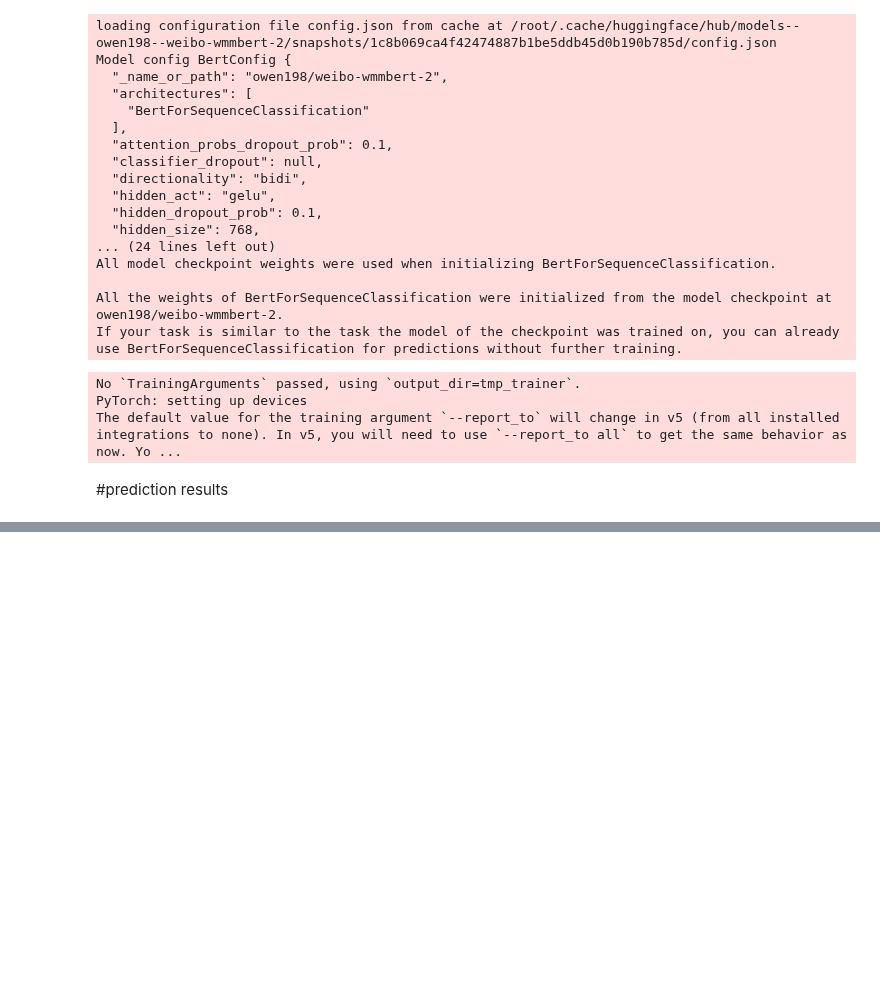
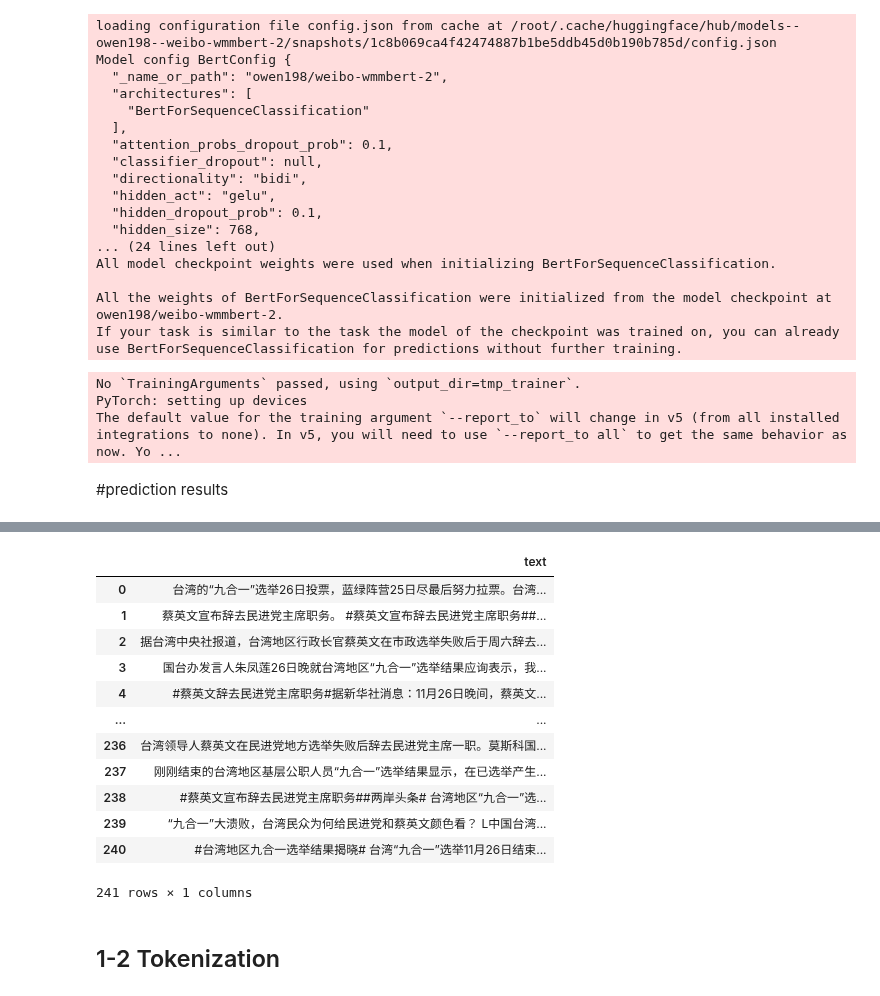
Before and after one commit to advapplab/sentiment_analysis_election_2022, a Jupyter notebook: predict_unlabelled_data.ipynb, the cells around one changed output, grey strips where cells are left out. Drawn from its saved outputs; the diff is of its cells as text; code cells hidden in the pictures; blank space fills up the shorter version.

```diff
--- a/predict_unlabelled_data.ipynb
+++ b/predict_unlabelled_data.ipynb
@@ -292,0 +869,52 @@ testing_pd
+# %%
+#we can consider not deleting the titles. This will be up to the ICI project group to decide
+#if you wish to preserve the titles. replace the corresponding block of code below with this one
+
+#testing_pd['text'] = testing_pd['text'].replace(span_pattern,'',regex=True).replace(span_pattern,'',regex=True)
+#testing_pd['text'] = testing_pd['text'].replace(http_pattern,'',regex=True).replace(html_pattern,'',regex=True)
+#testing_pd['text'] = testing_pd['text'].replace(image_pattern,'',regex=True)#.replace(title_pattern_1,'',regex=True)
+#testing_pd['text'] = testing_pd['text'].re place(link_pattern,'',regex=True).replace(html_pattern,'',regex=True)
+##testing_pd['text'] = testing_pd['text'].replace(title_pattern_2,'',regex=True)
+#________________________________________________________________________________________________________________________
+
+testing_pd = testing_pd[~testing_pd['text'].str.contains('a href', regex=True)]
+
+
+import re
+html_pattern = "<(?:\"[^\"]*\"['\"]*|'[^']*'['\"]*|[^'\">])+>"
+http_pattern = "http\S+"
+image_pattern = "<img\s[^>]*?src\s*=\s*['\"]([^'\"]*?)['\"][^>]*?>"
+#title_pattern = "[【|《*】|》]"
+title_pattern_1 = "(?=【)(.*)(?<=】)"
+title_pattern_2 = "(?=《)(.*)(?<=》)"
+link_pattern="网页链接"
+span_pattern='<span.*?>(.+?)</span>'
+
+#replace with this block. Do some more research because it looks like some titles are still removed, like index 41
+testing_pd['text'] = testing_pd['text'].replace(span_pattern,'',regex=True).replace(span_pattern,'',regex=True)
+testing_pd['text'] = testing_pd['text'].replace(http_pattern,'',regex=True).replace(html_pattern,'',regex=True)
+testing_pd['text'] = testing_pd['text'].replace(image_pattern,'',regex=True).replace(title_pattern_1,'',regex=True)
+testing_pd['text'] = testing_pd['text'].replace(link_pattern,'',regex=True).replace(html_pattern,'',regex=True)
+testing_pd['text'] = testing_pd['text'].replace(title_pattern_2,'',regex=True)
+# %%
+#delete empty rows
+testing_pd = testing_pd[testing_pd['text'].str.len()>2]
+testing_pd = testing_pd[['text']]
+testing_pd = testing_pd.reset_index(drop=True)
+testing_pd
+# %% [output]
+|  | text |
+| 0 | 台湾的“九合一”选举26日投票，蓝绿阵营25日尽最后努力拉票。台湾... |
+| 1 | 蔡英文宣布辞去民进党主席职务。 #蔡英文宣布辞去民进党主席职务##... |
+| 2 | 据台湾中央社报道，台湾地区行政长官蔡英文在市政选举失败后于周六辞去... |
+| 3 | 国台办发言人朱凤莲26日晚就台湾地区“九合一”选举结果应询表示，我... |
+| 4 | #蔡英文辞去民进党主席职务#据新华社消息：11月26日晚间，蔡英文... |
+| ... | ... |
+| 236 | 台湾领导人蔡英文在民进党地方选举失败后辞去民进党主席一职。莫斯科国... |
+| 237 | 刚刚结束的台湾地区基层公职人员“九合一”选举结果显示，在已选举产生... |
+| 238 | #蔡英文宣布辞去民进党主席职务##两岸头条# 台湾地区“九合一”选... |
+| 239 | “九合一”大溃败，台湾民众为何给民进党和蔡英文颜色看？ L中国台湾... |
+| 240 | #台湾地区九合一选举结果揭晓# 台湾“九合一”选举11月26日结束... |
+241 rows × 1 columns
+# %% [markdown]
+## 1-2 Tokenization
```
Also changed, not shown: parts of 146 cells of this notebook.
